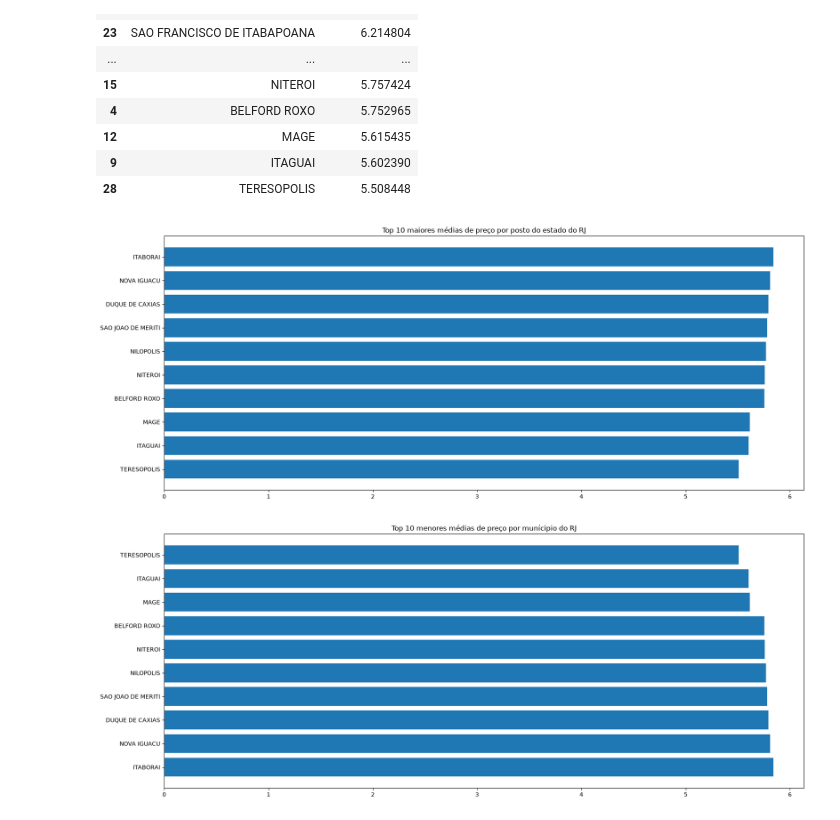
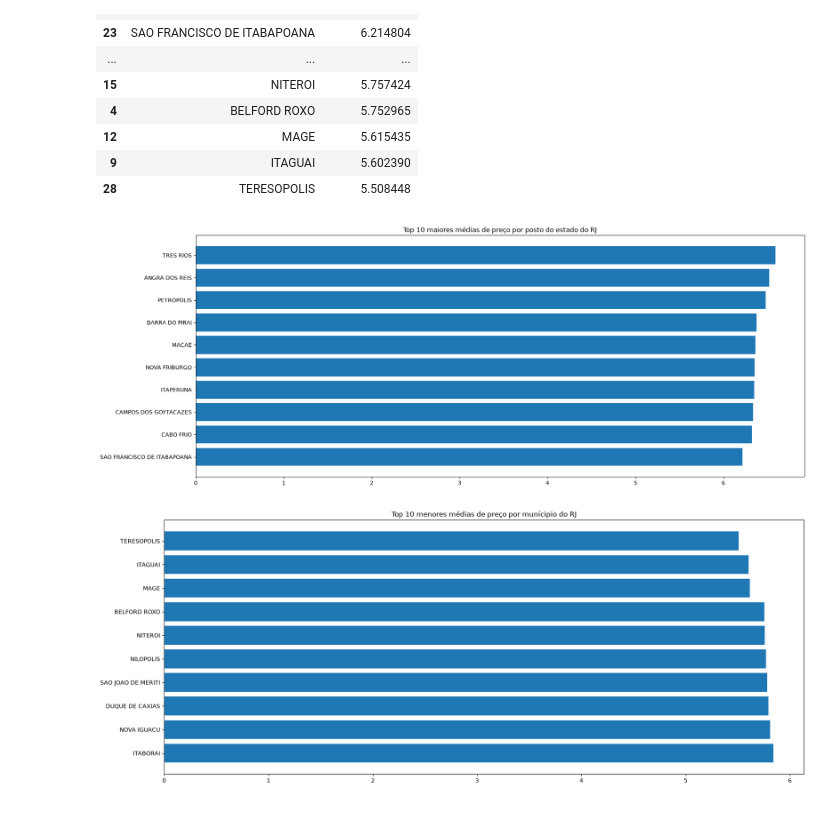
Before and after one commit to IanSeedd/ANP_exercicios, a Jupyter notebook: combust.ipynb, the cells around one changed output. Saved outputs shown, nothing was run; the diff lists cells and outputs as text; code cells hidden in the pictures.

```diff
--- a/combust.ipynb
+++ b/combust.ipynb
@@ -45,13 +45,13 @@ df_comun_munics_rj
 | 9 | ITAGUAI | 5.602390 |
 | 28 | TERESOPOLIS | 5.508448 |
 # %%
-top_10_maiores = df_comun_munics_rj.sort_values(by='Valor de Venda').head(10) # Assim de fato a ordem é crescente
+top_10_maiores = df_comun_munics_rj.head(10).sort_values(by='Valor de Venda') # Assim de fato a ordem é crescente
 plt.figure(figsize=(20, 8))
 plt.barh(top_10_maiores['Municipio'], top_10_maiores['Valor de Venda'])
 plt.title('Top 10 maiores médias de preço por posto do estado do RJ')
 plt.show()
 # %% [output]
-[figure, old version]
+[figure, new version]
 # %%
 plt.figure(figsize=(20, 8))
 plt.barh(df_comun_munics_rj['Municipio'].tail(10), df_comun_munics_rj['Valor de Venda'].tail(10))
```
Also changed, not shown: parts of 21 cells of this notebook.
